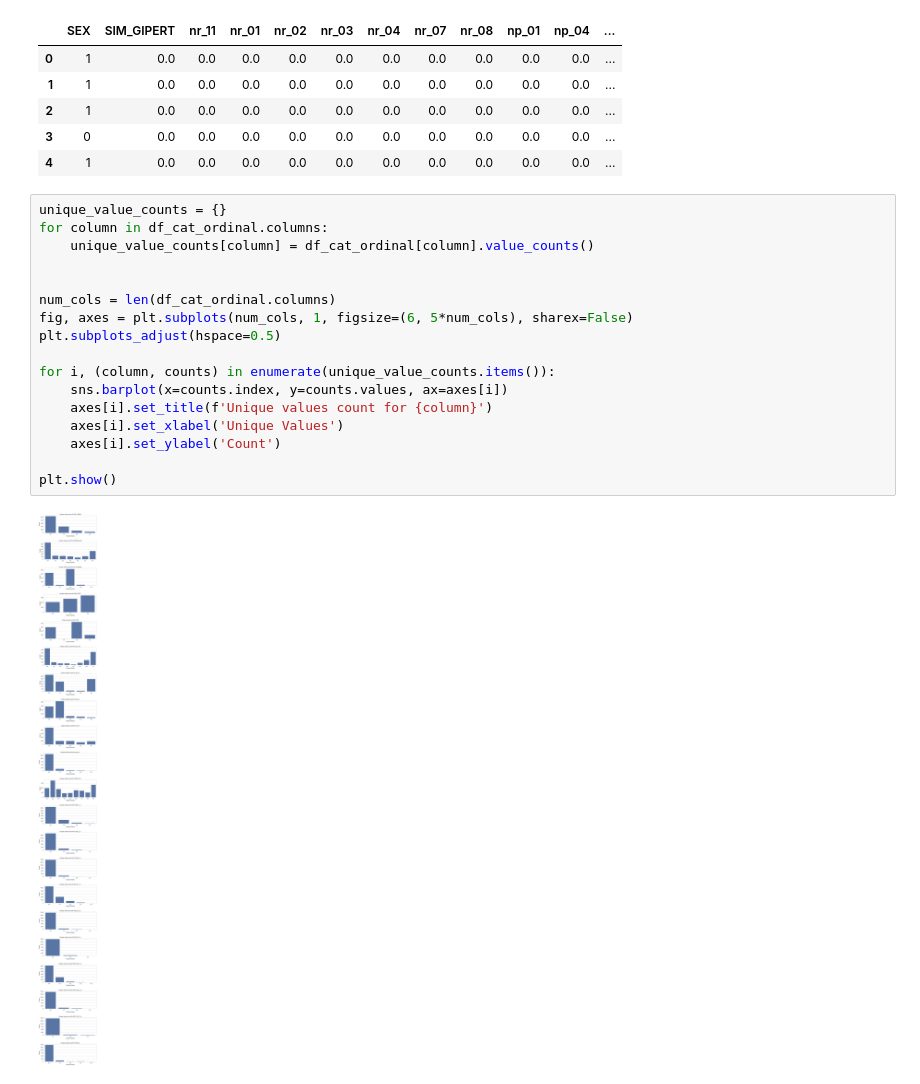
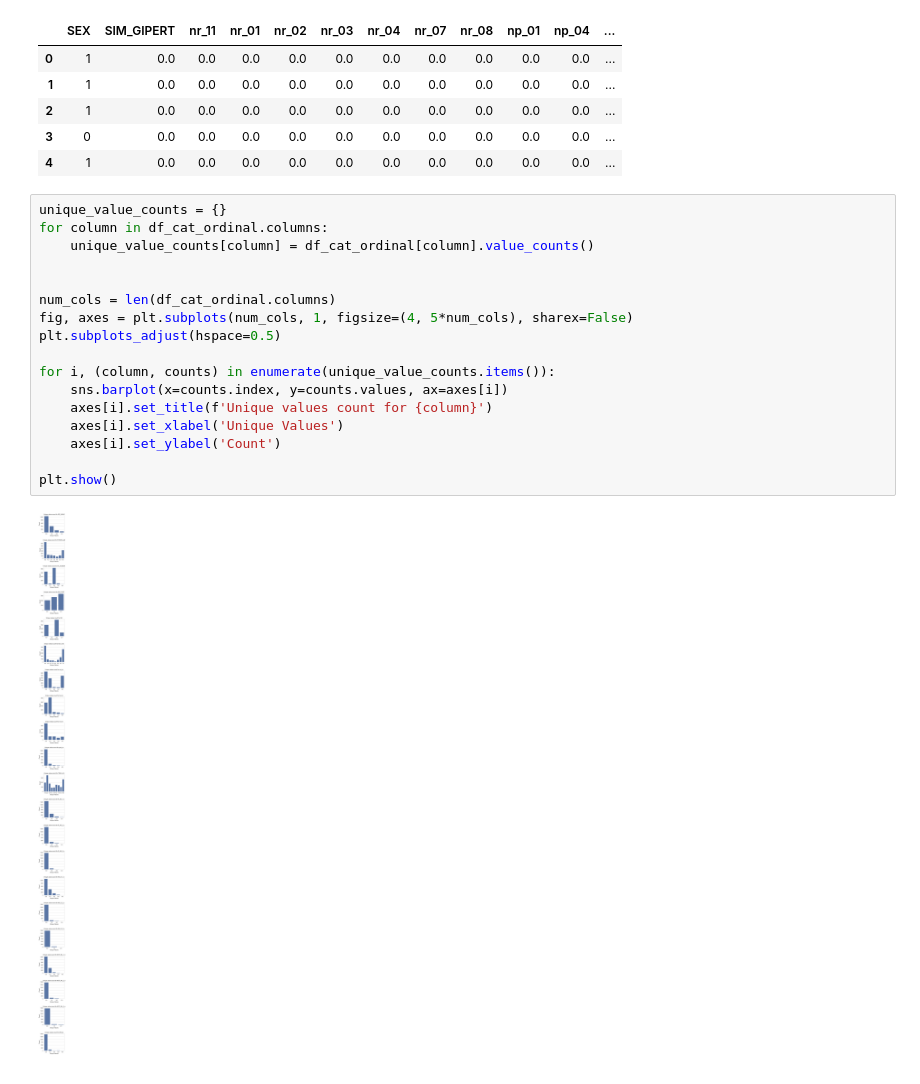
Before and after one commit to saurabh-112000/Myocardial-Infarction-Prediction, a Jupyter notebook: notebook/EDA.ipynb, the cells around one changed output. Saved outputs shown, nothing was run; the diff lists cells and outputs as text.

```diff
--- a/notebook/EDA.ipynb
+++ b/notebook/EDA.ipynb
@@ -588,19 +588,19 @@ df_cat_nominal.head()
 # %%
 unique_value_counts = {}
 for column in df_cat_ordinal.columns:
     unique_value_counts[column] = df_cat_ordinal[column].value_counts()
 
 
 num_cols = len(df_cat_ordinal.columns)
-fig, axes = plt.subplots(num_cols, 1, figsize=(6, 5*num_cols), sharex=False)
+fig, axes = plt.subplots(num_cols, 1, figsize=(4, 5*num_cols), sharex=False)
 plt.subplots_adjust(hspace=0.5)
 
 for i, (column, counts) in enumerate(unique_value_counts.items()):
     sns.barplot(x=counts.index, y=counts.values, ax=axes[i])
     axes[i].set_title(f'Unique values count for {column}')
     axes[i].set_xlabel('Unique Values')
     axes[i].set_ylabel('Count')
 
 plt.show()
 # %% [output]
-[figure, old version]
+[figure, new version]
```
Also changed, not shown: parts of 25 cells of this notebook, 12 other files.
